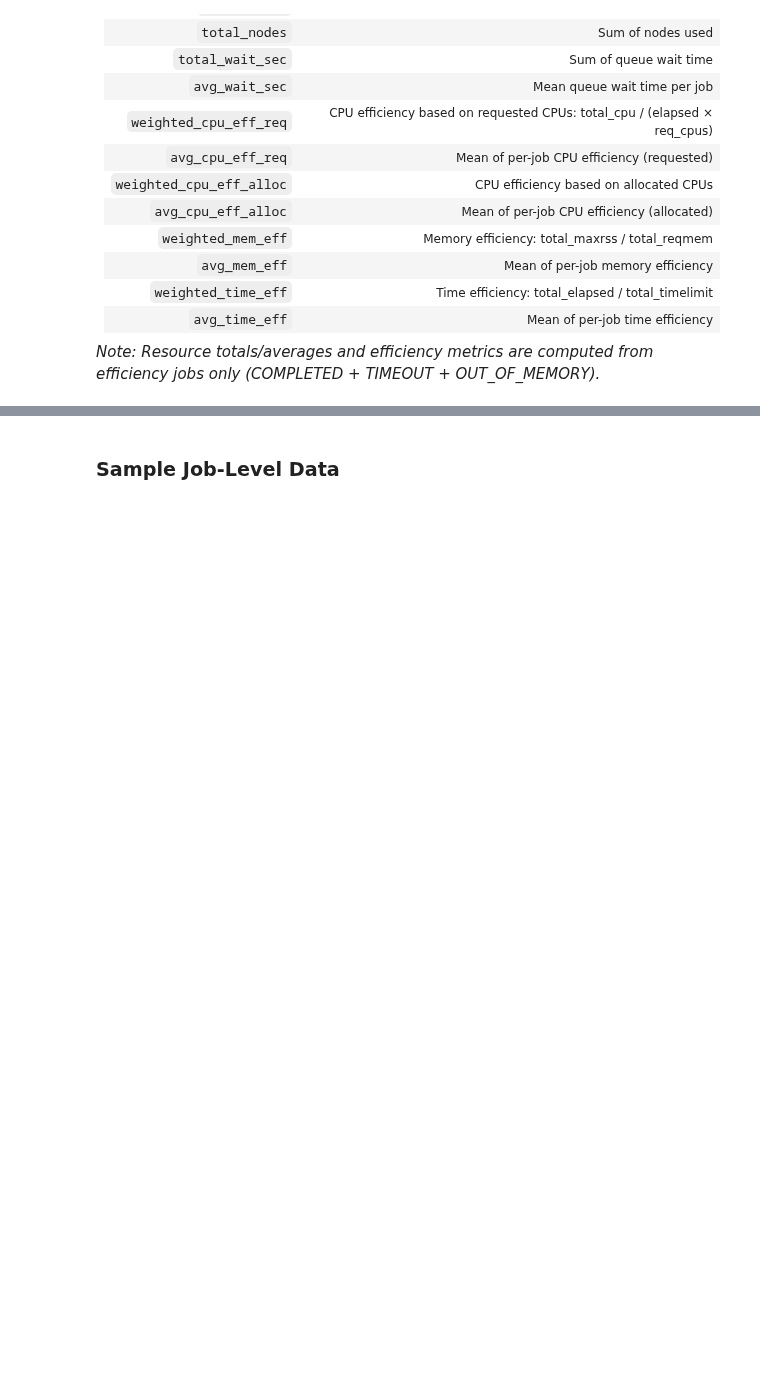
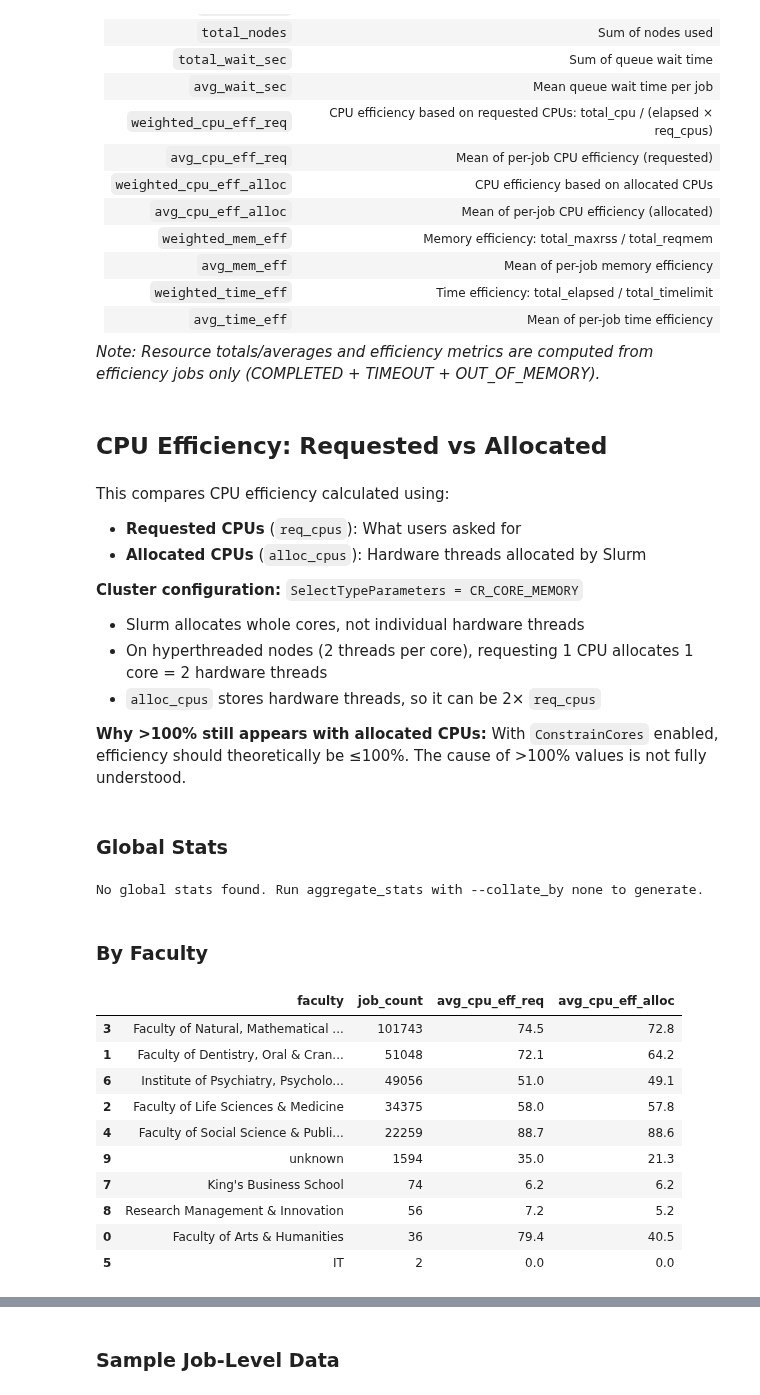
Before and after one commit to kcl-eresearch/hpc-data-analysis, a Jupyter notebook: notebooks/visualisation_users.ipynb, the cells around one changed output, grey strips where cells are left out. Drawn from its saved outputs; the diff is of its cells as text; code cells hidden in the pictures; blank space fills up the shorter version.

```diff
--- a/notebooks/visualisation_users.ipynb
+++ b/notebooks/visualisation_users.ipynb
@@ -834,3 +861,70 @@ display(df_faculties)
 | `avg_time_eff` | Mean of per-job time efficiency |
 
 *Note: Resource totals/averages and efficiency metrics are computed from efficiency jobs only (COMPLETED + TIMEOUT + OUT_OF_MEMORY).*
+# %%
+# Sanity Check: CPU Efficiency - Requested vs Allocated CPUs
+display(Markdown("## CPU Efficiency: Requested vs Allocated"))
+display(Markdown("""
+This compares CPU efficiency calculated using:
+- **Requested CPUs** (`req_cpus`): What users asked for
+- **Allocated CPUs** (`alloc_cpus`): Hardware threads allocated by Slurm
+
+**Cluster configuration:** `SelectTypeParameters = CR_CORE_MEMORY`
+- Slurm allocates whole cores, not individual hardware threads
+- On hyperthreaded nodes (2 threads per core), requesting 1 CPU allocates 1 core = 2 hardware threads
+- `alloc_cpus` stores hardware threads, so it can be 2× `req_cpus`
+
+**Why >100% still appears with allocated CPUs:** With `ConstrainCores` enabled, efficiency should theoretically be ≤100%. The cause of >100% values is not fully understood.
+"""))
+
+# Global stats
+display(Markdown("### Global Stats"))
+global_df = pd.read_csv(FACULTY_STATS_PATH)
+global_df = global_df[global_df['faculty'].str.strip('"') == 'all']
+if len(global_df) > 0:
+    global_comparison = pd.DataFrame({
+        'Metric': ['Average CPU Efficiency'],
+        'Based on Requested': [f"{global_df['avg_cpu_eff_req'].values[0]:.1f}%"],
+        'Based on Allocated': [f"{global_df['avg_cpu_eff_alloc'].values[0]:.1f}%"]
+    })
+    display(global_comparison)
+else:
+    print("No global stats found. Run aggregate_stats with --collate_by none to generate.")
+
+# Faculty stats
+display(Markdown("### By Faculty"))
+cols_to_show = ['faculty', 'job_count', 'avg_cpu_eff_req', 'avg_cpu_eff_alloc']
+cols_available = [c for c in cols_to_show if c in df_faculties.columns]
+if 'avg_cpu_eff_alloc' in cols_available:
+    comparison_df = df_faculties[cols_available].copy()
+    comparison_df = comparison_df.sort_values('job_count', ascending=False)
+    display(comparison_df.round(1))
+else:
+    print("Allocated CPU efficiency columns not found in data.")
+# %% [output]
+## CPU Efficiency: Requested vs Allocated
+
+This compares CPU efficiency calculated using:
+- **Requested CPUs** (`req_cpus`): What users asked for
+- **Allocated CPUs** (`alloc_cpus`): Hardware threads allocated by Slurm
+
+**Cluster configuration:** `SelectTypeParameters = CR_CORE_MEMORY`
+- Slurm allocates whole cores, not individual hardware threads
+- On hyperthreaded nodes (2 threads per core), requesting 1 CPU allocates 1 core = 2 hardware threads
+- `alloc_cpus` stores hardware threads, so it can be 2× `req_cpus`
+
+**Why >100% still appears with allocated CPUs:** With `ConstrainCores` enabled, efficiency should theoretically be ≤100%. The cause of >100% values is not fully understood.
+### Global Stats
+No global stats found. Run aggregate_stats with --collate_by none to generate.
+### By Faculty
+|  | faculty | job_count | avg_cpu_eff_req | avg_cpu_eff_alloc |
+| 3 | Faculty of Natural, Mathematical ... | 101743 | 74.5 | 72.8 |
+| 1 | Faculty of Dentistry, Oral & Cran... | 51048 | 72.1 | 64.2 |
+| 6 | Institute of Psychiatry, Psycholo... | 49056 | 51.0 | 49.1 |
+| 2 | Faculty of Life Sciences & Medicine | 34375 | 58.0 | 57.8 |
+| 4 | Faculty of Social Science & Publi... | 22259 | 88.7 | 88.6 |
+| 9 | unknown | 1594 | 35.0 | 21.3 |
+| 7 | King's Business School | 74 | 6.2 | 6.2 |
+| 8 | Research Management & Innovation | 56 | 7.2 | 5.2 |
+| 0 | Faculty of Arts & Humanities | 36 | 79.4 | 40.5 |
+| 5 | IT | 2 | 0.0 | 0.0 |
```
Also changed, not shown: parts of 7 cells of this notebook, 3 other files.
